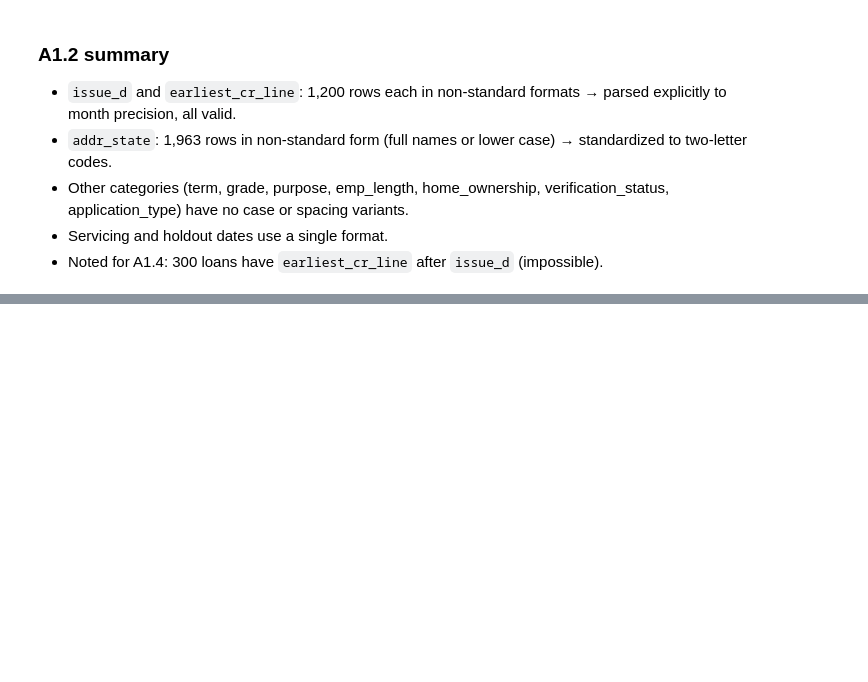
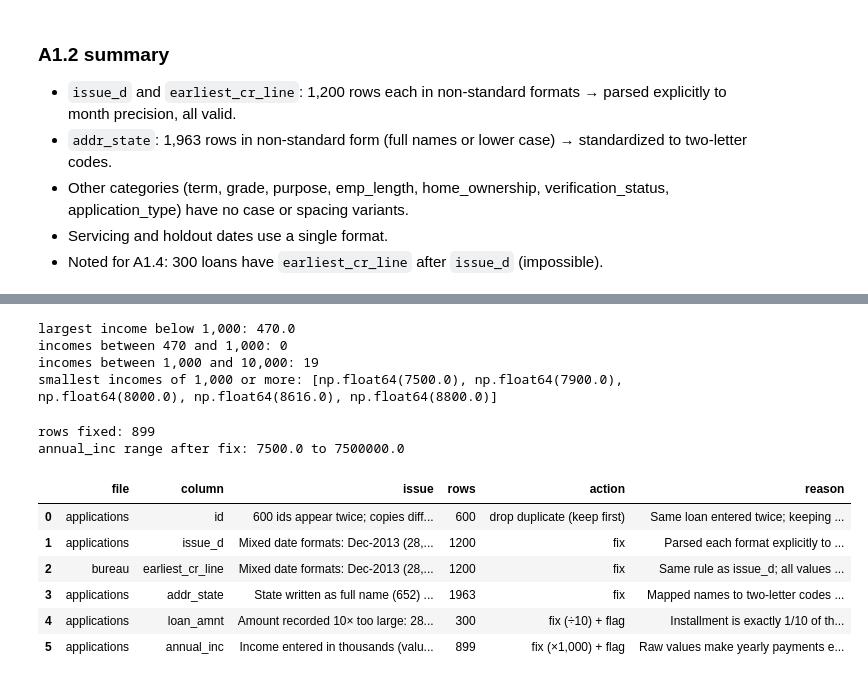
Before and after one commit to Kalki767/credit-risk-assessment, a Jupyter notebook: notebooks/01_audit.ipynb, the cells around one changed output, grey strips where cells are left out. Cells and saved outputs as stored; diff of their text form; code cells hidden in the pictures; blank space fills up the shorter version.

```diff
--- a/notebooks/01_audit.ipynb
+++ b/notebooks/01_audit.ipynb
@@ -439,0 +638,37 @@ log_issue("applications", "addr_state",
+# %%
+inc = train["annual_inc"]
+print("largest income below 1,000:", inc[inc < 1000].max())
+print("incomes between 470 and 1,000:", int(inc.between(470, 1000, inclusive="neither").sum()))
+print("incomes between 1,000 and 10,000:", int(inc.between(1000, 10000).sum()))
+print("smallest incomes of 1,000 or more:", sorted(inc[inc >= 1000].unique())[:5])
+# %% [output]
+largest income below 1,000: 470.0
+incomes between 470 and 1,000: 0
+incomes between 1,000 and 10,000: 19
+smallest incomes of 1,000 or more: [np.float64(7500.0), np.float64(7900.0), np.float64(8000.0), np.float64(8616.0), np.float64(8800.0)]
+# %%
+low = train["annual_inc"] < 1000
+
+train["annual_inc_corrected"] = low.astype(int)          # 1 = income was fixed
+train.loc[low, "annual_inc"] = train.loc[low, "annual_inc"] * 1000
+
+print("rows fixed:", int(low.sum()))
+print("annual_inc range after fix:", train["annual_inc"].min(), "to", train["annual_inc"].max())
+
+log_issue("applications", "annual_inc",
+          "Income entered in thousands (values below 1,000, median 63.5)",
+          rows=int(low.sum()), action="fix (×1,000) + flag",
+          reason="Raw values make yearly payments exceed income in 100% of these rows; ×1,000 gives "
+                 "median 63,500 and payment share 7.7%, matching other loans (65,000, 7.4%). "
+                 "Clean gap between these values and real incomes")
+save_issues()
+# %% [output]
+rows fixed: 899
+annual_inc range after fix: 7500.0 to 7500000.0
+|  | file | column | issue | rows | action | reason |
+| 0 | applications | id | 600 ids appear twice; copies diff... | 600 | drop duplicate (keep first) | Same loan entered twice; keeping ... |
+| 1 | applications | issue_d | Mixed date formats: Dec-2013 (28,... | 1200 | fix | Parsed each format explicitly to ... |
+| 2 | bureau | earliest_cr_line | Mixed date formats: Dec-2013 (28,... | 1200 | fix | Same rule as issue_d; all values ... |
+| 3 | applications | addr_state | State written as full name (652) ... | 1963 | fix | Mapped names to two-letter codes ... |
+| 4 | applications | loan_amnt | Amount recorded 10× too large: 28... | 300 | fix (÷10) + flag | Installment is exactly 1/10 of th... |
+| 5 | applications | annual_inc | Income entered in thousands (valu... | 899 | fix (×1,000) + flag | Raw values make yearly payments e... |
```
Also changed, not shown: parts of 14 cells of this notebook, 1 other file.
